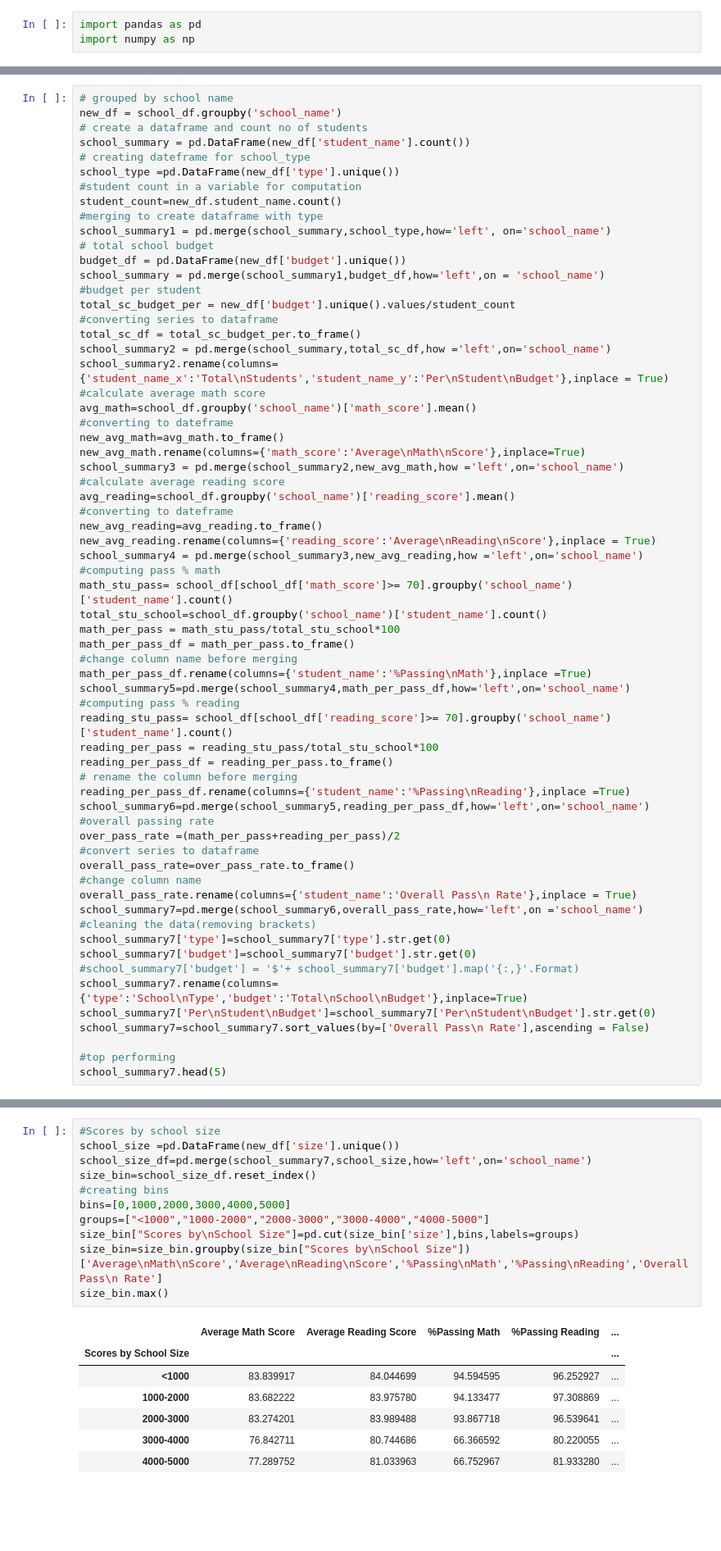
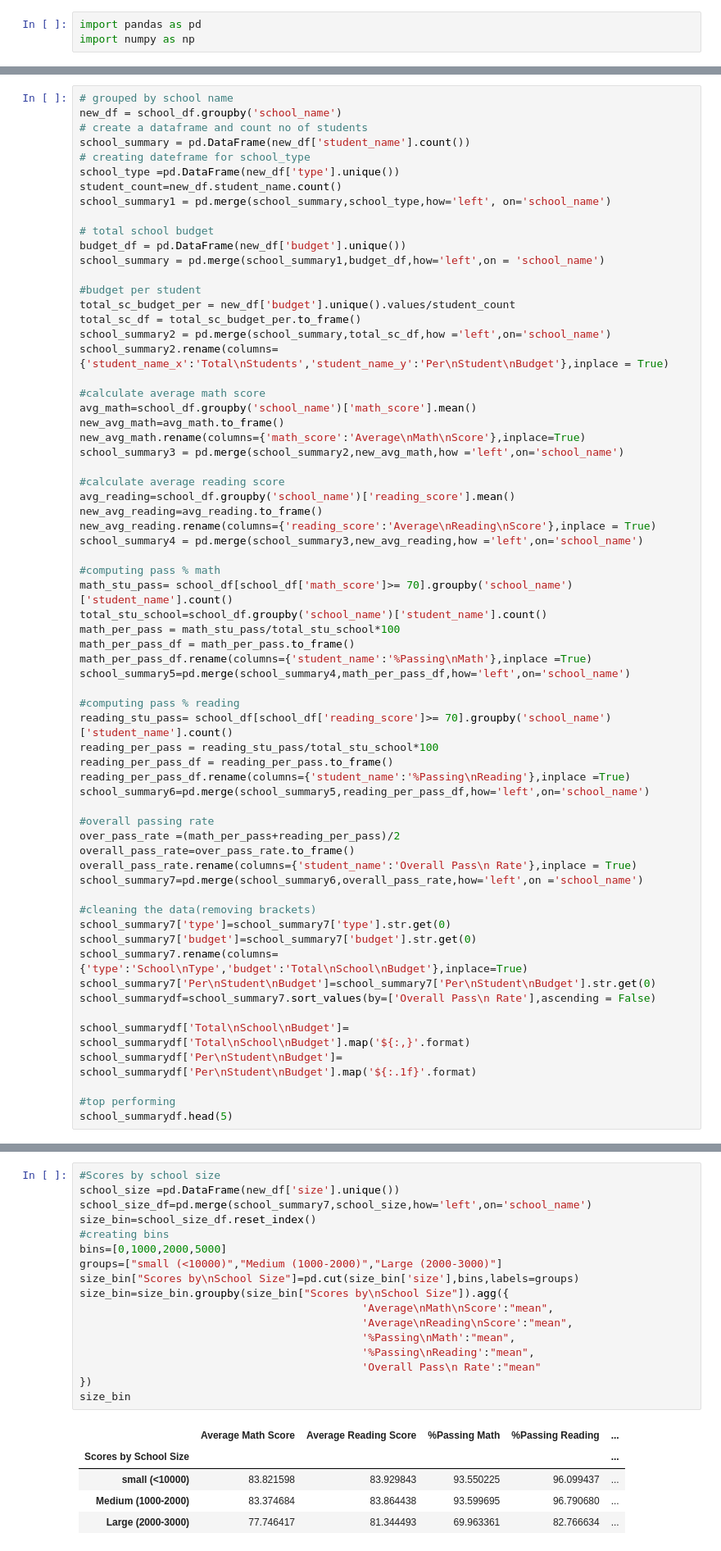
Before and after one commit to Karuna66/python-challenge, a Jupyter notebook: Panda/Panda_HW.ipynb, the cells around one changed output, grey strips where cells are left out. Shown: that part at 82% size. Drawn from its saved outputs; the diff is of its cells as text; blank space fills up the shorter version.

```diff
--- a/Panda/Panda_HW.ipynb
+++ b/Panda/Panda_HW.ipynb
@@ -39,63 +41,64 @@ new_df = school_df.groupby('school_name')
 school_summary = pd.DataFrame(new_df['student_name'].count())
 # creating dateframe for school_type
 school_type =pd.DataFrame(new_df['type'].unique())
-#student count in a variable for computation
 student_count=new_df.student_name.count()
-#merging to create dataframe with type
 school_summary1 = pd.merge(school_summary,school_type,how='left', on='school_name')
+
 # total school budget
 budget_df = pd.DataFrame(new_df['budget'].unique())
 school_summary = pd.merge(school_summary1,budget_df,how='left',on = 'school_name')
+
 #budget per student
 total_sc_budget_per = new_df['budget'].unique().values/student_count
-#converting series to dataframe
 total_sc_df = total_sc_budget_per.to_frame()
 school_summary2 = pd.merge(school_summary,total_sc_df,how ='left',on='school_name')
 school_summary2.rename(columns={'student_name_x':'Total\nStudents','student_name_y':'Per\nStudent\nBudget'},inplace = True)
+
 #calculate average math score
 avg_math=school_df.groupby('school_name')['math_score'].mean()
-#converting to dateframe
 new_avg_math=avg_math.to_frame()
 new_avg_math.rename(columns={'math_score':'Average\nMath\nScore'},inplace=True)
 school_summary3 = pd.merge(school_summary2,new_avg_math,how ='left',on='school_name')
+
 #calculate average reading score
 avg_reading=school_df.groupby('school_name')['reading_score'].mean()
-#converting to dateframe
 new_avg_reading=avg_reading.to_frame()
 new_avg_reading.rename(columns={'reading_score':'Average\nReading\nScore'},inplace = True)
 school_summary4 = pd.merge(school_summary3,new_avg_reading,how ='left',on='school_name')
+
 #computing pass % math
 math_stu_pass= school_df[school_df['math_score']>= 70].groupby('school_name')['student_name'].count()
 total_stu_school=school_df.groupby('school_name')['student_name'].count()
 math_per_pass = math_stu_pass/total_stu_school*100
 math_per_pass_df = math_per_pass.to_frame()
-#change column name before merging
 math_per_pass_df.rename(columns={'student_name':'%Passing\nMath'},inplace =True)
 school_summary5=pd.merge(school_summary4,math_per_pass_df,how='left',on='school_name')
+
 #computing pass % reading
 reading_stu_pass= school_df[school_df['reading_score']>= 70].groupby('school_name')['student_name'].count()
 reading_per_pass = reading_stu_pass/total_stu_school*100
 reading_per_pass_df = reading_per_pass.to_frame()
-# rename the column before merging
 reading_per_pass_df.rename(columns={'student_name':'%Passing\nReading'},inplace =True)
 school_summary6=pd.merge(school_summary5,reading_per_pass_df,how='left',on='school_name')
+
 #overall passing rate
 over_pass_rate =(math_per_pass+reading_per_pass)/2
-#convert series to dataframe
 overall_pass_rate=over_pass_rate.to_frame()
-#change column name
 overall_pass_rate.rename(columns={'student_name':'Overall Pass\n Rate'},inplace = True)
 school_summary7=pd.merge(school_summary6,overall_pass_rate,how='left',on ='school_name')
+
 #cleaning the data(removing brackets)
 school_summary7['type']=school_summary7['type'].str.get(0)
 school_summary7['budget']=school_summary7['budget'].str.get(0)
-#school_summary7['budget'] = '$'+ school_summary7['budget'].map('{:,}'.Format)
 school_summary7.rename(columns={'type':'School\nType','budget':'Total\nSchool\nBudget'},inplace=True)
 school_summary7['Per\nStudent\nBudget']=school_summary7['Per\nStudent\nBudget'].str.get(0)
-school_summary7=school_summary7.sort_values(by=['Overall Pass\n Rate'],ascending = False)
+school_summarydf=school_summary7.sort_values(by=['Overall Pass\n Rate'],ascending = False)
+
+school_summarydf['Total\nSchool\nBudget']= school_summarydf['Total\nSchool\nBudget'].map('${:,}'.format)
+school_summarydf['Per\nStudent\nBudget']= school_summarydf['Per\nStudent\nBudget'].map('${:.1f}'.format)
 
 #top performing
-school_summary7.head(5)
+school_summarydf.head(5)
 # %% [output]
 |  | Total Students | School Type | Total School Budget | Per Student Budget | Average Math Score | ... |
 | school_name |  |  |  |  |  | ... |
@@ -223,22 +196,26 @@ score_bin.max()
 # %%
 #Scores by school size
 school_size =pd.DataFrame(new_df['size'].unique())
 school_size_df=pd.merge(school_summary7,school_size,how='left',on='school_name')
 size_bin=school_size_df.reset_index()
 #creating bins
-bins=[0,1000,2000,3000,4000,5000]
-groups=["<1000","1000-2000","2000-3000","3000-4000","4000-5000"]
+bins=[0,1000,2000,5000]
+groups=["small (<10000)","Medium (1000-2000)","Large (2000-3000)"]
 size_bin["Scores by\nSchool Size"]=pd.cut(size_bin['size'],bins,labels=groups)
-size_bin=size_bin.groupby(size_bin["Scores by\nSchool Size"])['Average\nMath\nScore','Average\nReading\nScore','%Passing\nMath','%Passing\nReading','Overall Pass\n Rate']
-size_bin.max()
+size_bin=size_bin.groupby(size_bin["Scores by\nSchool Size"]).agg({
+                                            'Average\nMath\nScore':"mean",
+                                            'Average\nReading\nScore':"mean",
+                                            '%Passing\nMath':"mean",
+                                            '%Passing\nReading':"mean",
+                                            'Overall Pass\n Rate':"mean"
+})
+size_bin
 # %% [output]
 |  | Average Math Score | Average Reading Score | %Passing Math | %Passing Reading | ... |
 | Scores by School Size |  |  |  |  | ... |
-| <1000 | 83.839917 | 84.044699 | 94.594595 | 96.252927 | ... |
-| 1000-2000 | 83.682222 | 83.975780 | 94.133477 | 97.308869 | ... |
-| 2000-3000 | 83.274201 | 83.989488 | 93.867718 | 96.539641 | ... |
-| 3000-4000 | 76.842711 | 80.744686 | 66.366592 | 80.220055 | ... |
-| 4000-5000 | 77.289752 | 81.033963 | 66.752967 | 81.933280 | ... |
+| small (<10000) | 83.821598 | 83.929843 | 93.550225 | 96.099437 | ... |
+| Medium (1000-2000) | 83.374684 | 83.864438 | 93.599695 | 96.790680 | ... |
+| Large (2000-3000) | 77.746417 | 81.344493 | 69.963361 | 82.766634 | ... |
 # %%
 #Score by school Type
 type_bin=new_bin.drop(['school_name','Total\nStudents','Total\nSchool\nBudget','Per\nStudent\nBudget'],axis= 1)
```
Also changed, not shown: parts of 11 cells of this notebook.
